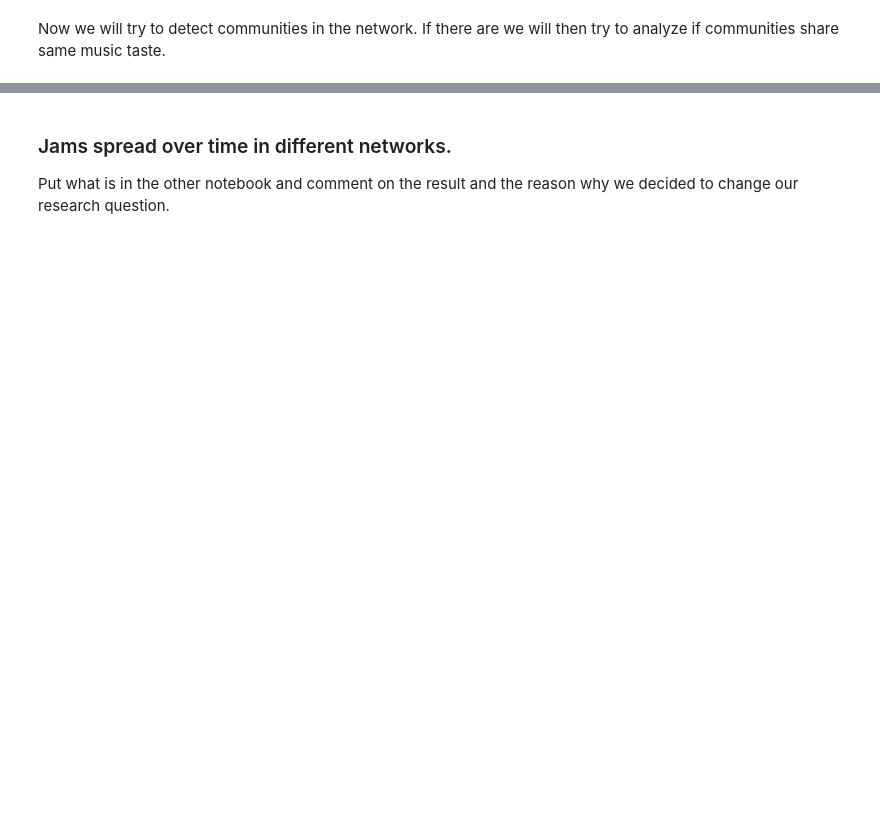
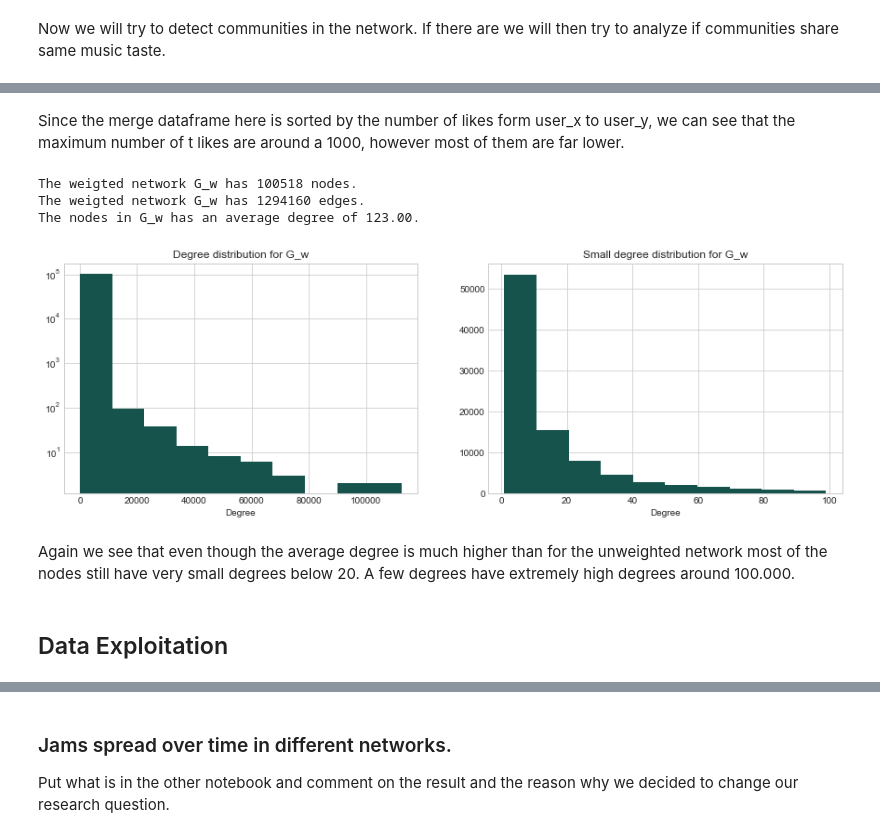
Before and after one commit to AWehenkel/NTDS-Project, a Jupyter notebook: FinalStory.ipynb, the cells around one changed output, grey strips where cells are left out. Cells and saved outputs as stored; diff of their text form; code cells hidden in the pictures; blank space fills up the shorter version.

```diff
--- a/FinalStory.ipynb
+++ b/FinalStory.ipynb
@@ -84,7 +97,7 @@ net.head(5)
 # %% [markdown]
 The last dataframe contains all the likes and thus each user is linked to the jam they liked. This dataframe also seem to contain no faulty values.
 # %%
-likes = pd.read_csv('likes.tsv',error_bad_lines=False,sep='\t',encoding='utf-8')
+likes = pd.read_csv('archive/likes.tsv',error_bad_lines=False,sep='\t',encoding='utf-8')
 likes.head()
 # %% [output]
 |  | user_id | jam_id |
@@ -163,4 +204,5 @@ comms = nx.algorithms.community.asyn_lpa_communities(G)
 # %%
+#merging likes and data
 merge = likes.merge(data[['jam_id','user_id']],on='jam_id')
-groups = merge.groupby(['user_id_x','user_id_y']).count()
-groups.sort_values(by='jam_id',ascending=False).head()
+grouped = merge.groupby(['user_id_x','user_id_y']).count()
+grouped.sort_values(by='jam_id',ascending=False).head()
@@ -166,0 +217,7 @@ groups.sort_values(by='jam_id',ascending=False).head()
+# %% [markdown]
+Since the merge dataframe here is sorted by the number of likes form user_x to user_y, we can see that the maximum number of t likes are around a 1000, however most of them are far lower.
+# %%
+G_w = G
+for i in tqdm(range(len(merge))):
+    if grouped.iloc[i].name[0] in G_w.nodes and grouped.iloc[i].name[1] in G_w.neighbors(grouped.iloc[i].name[0]):
+            G_w[grouped.iloc[i].name[0]][grouped.iloc[i].name[1]]['weight'] += grouped.iloc[i]['jam_id']
@@ -166,0 +226,31 @@ groups.sort_values(by='jam_id',ascending=False).head()
+# %%
+
+print('The weigted network G_w has {} nodes.'.format(len(G_w.nodes())))
+print('The weigted network G_w has {} edges.'.format(G_w.size()))
+print('The nodes in G_w has an average degree of {0:.2f}.'.format(sum(list(dict(nx.degree(G_w,weight='weight')).values()))/len(G_w.nodes())))
+
+
+fig = plt.figure(1,figsize=(15,10))
+
+#pltotting degree distribution
+degrees_w = np.array(list(dict(nx.degree(G_w,weight='weight')).values()))
+plt.subplot(221)
+plt.hist(degrees_w, log=True);
+plt.title('Degree distribution for G_w');
+plt.xlabel('Degree');
+
+#plotting the small degrees
+small_degrees_w = degrees_w[degrees_w < 100]
+plt.subplot(222)
+plt.hist(small_degrees_w);
+plt.title('Small degree distribution for G_w');
+plt.xlabel('Degree');
+# %% [output]
+The weigted network G_w has 100518 nodes.
+The weigted network G_w has 1294160 edges.
+The nodes in G_w has an average degree of 123.00.
+[figure, added]
+# %% [markdown]
+Again we see that even though the average degree is much higher than for the unweighted network most of the nodes still have very small degrees below 20. A few degrees have extremely high degrees around 100.000.
+# %% [markdown]
+## Data Exploitation
```
Also changed, not shown: parts of 42 cells of this notebook, 2 other files.
